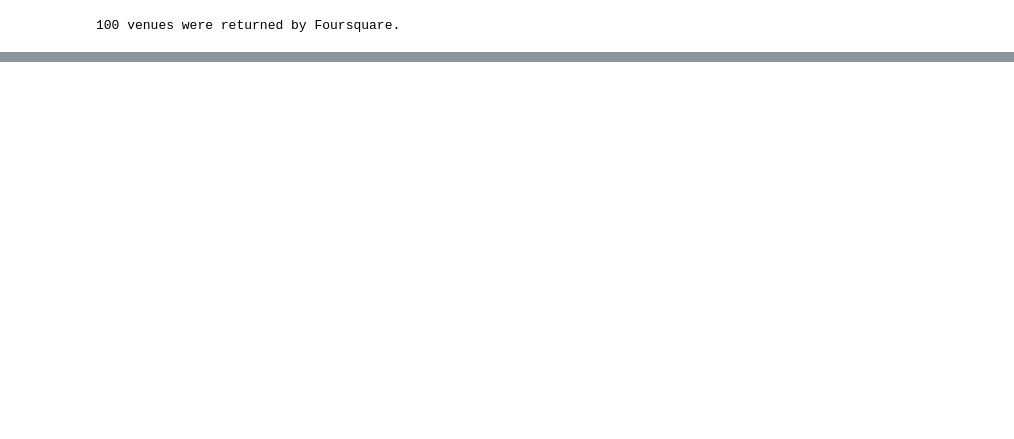
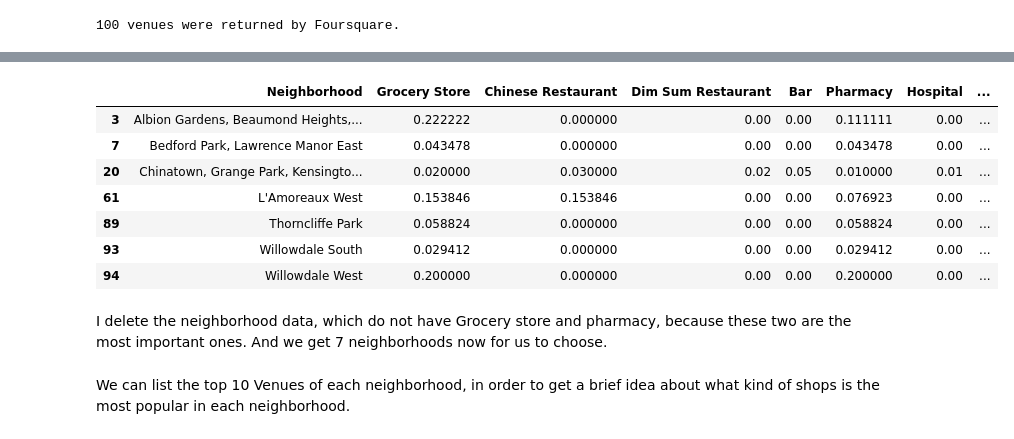
Before and after one commit to ZhengYoung1015/Project-Hub, a Jupyter notebook: Segmenting and Clustering Neighborhoods in Toronto.ipynb, the cells around one changed output, grey strips where cells are left out. Saved outputs shown, nothing was run; the diff lists cells and outputs as text; code cells hidden in the pictures; blank space fills up the shorter version.

```diff
--- a/Segmenting and Clustering Neighborhoods in Toronto.ipynb
+++ b/Segmenting and Clustering Neighborhoods in Toronto.ipynb
@@ -331,0 +554,3 @@ print('{} venues were returned by Foursquare.'.format(nearby_venues.shape[0]))
+# %%
+new['Total'] = new['Grocery Store']+new['Chinese Restaurant']+new['Dim Sum Restaurant']+new['Bar']+new['Pharmacy']+new['Hospital']
+new
@@ -331,0 +580,20 @@ print('{} venues were returned by Foursquare.'.format(nearby_venues.shape[0]))
+# %%
+new = new[(new['Total'] != 0)]
+new = new[new['Grocery Store'] != 0]
+new = new[new['Pharmacy'] != 0]
+
+new
+# %% [output]
+|  | Neighborhood | Grocery Store | Chinese Restaurant | Dim Sum Restaurant | Bar | Pharmacy | Hospital | ... |
+| 3 | Albion Gardens, Beaumond Heights,... | 0.222222 | 0.000000 | 0.00 | 0.00 | 0.111111 | 0.00 | ... |
+| 7 | Bedford Park, Lawrence Manor East | 0.043478 | 0.000000 | 0.00 | 0.00 | 0.043478 | 0.00 | ... |
+| 20 | Chinatown, Grange Park, Kensingto... | 0.020000 | 0.030000 | 0.02 | 0.05 | 0.010000 | 0.01 | ... |
+| 61 | L'Amoreaux West | 0.153846 | 0.153846 | 0.00 | 0.00 | 0.076923 | 0.00 | ... |
+| 89 | Thorncliffe Park | 0.058824 | 0.000000 | 0.00 | 0.00 | 0.058824 | 0.00 | ... |
+| 93 | Willowdale South | 0.029412 | 0.000000 | 0.00 | 0.00 | 0.029412 | 0.00 | ... |
+| 94 | Willowdale West | 0.200000 | 0.000000 | 0.00 | 0.00 | 0.200000 | 0.00 | ... |
+# %% [markdown]
+I delete the neighborhood data, which do not have Grocery store and pharmacy, because these two are the most important ones.
+And we get 7 neighborhoods now for us to choose.
+# %% [markdown]
+We can list the top 10 Venues of each neighborhood, in order to get a brief idea about what kind of shops is the most popular in each neighborhood.
```
Also changed, not shown: parts of 44 cells of this notebook.
